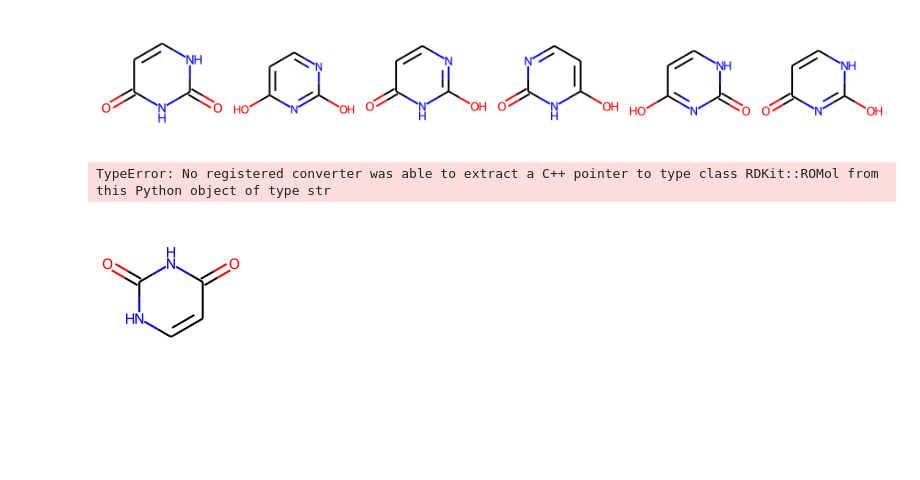
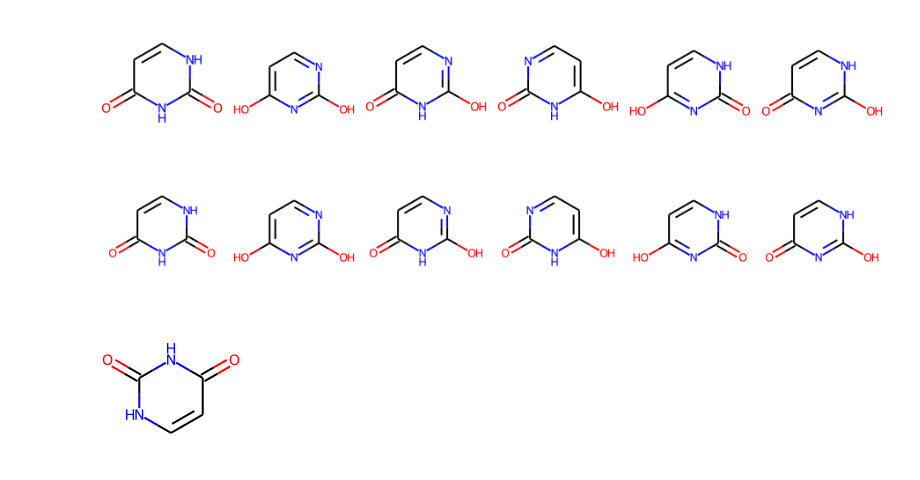
Before and after one commit to xueannafang/learn_chemdb, a Jupyter notebook: draw_mol_by_smiles.ipynb, the cells around one changed output. Cells and saved outputs as stored; diff of their text form; code cells hidden in the pictures; blank space fills up the shorter version.

```diff
--- a/draw_mol_by_smiles.ipynb
+++ b/draw_mol_by_smiles.ipynb
@@ -53,12 +53,12 @@ display(big_img)
 [figure]
 # %%
 #rdkit.Chem.Draw.MolsToGridImage(mols, molsPerRow=3, subImgSize=(200, 200), legends=None, highlightAtomLists=None, highlightBondLists=None, useSVG=False, returnPNG=False, **kwargs)
-mols = [sm for sm in smiles_to_draw if sm] #only return non-empty sm
+mols = [Chem.MolFromSmiles(sm) for sm in smiles_to_draw if sm] #only return non-empty sm
 # print(mols)
-img = Draw.MolsToGridImage(mols, molsPerRow = len(mols), subImgSize = (200,200))
+img = Draw.MolsToGridImage(mols, molsPerRow = len(mols), subImgSize = (150,150))
 display(img)
 # %% [output]
-TypeError: No registered converter was able to extract a C++ pointer to type class RDKit::ROMol from this Python object of type str
+[figure, added]
 # %%
 #save the figure to local directory
 
```
